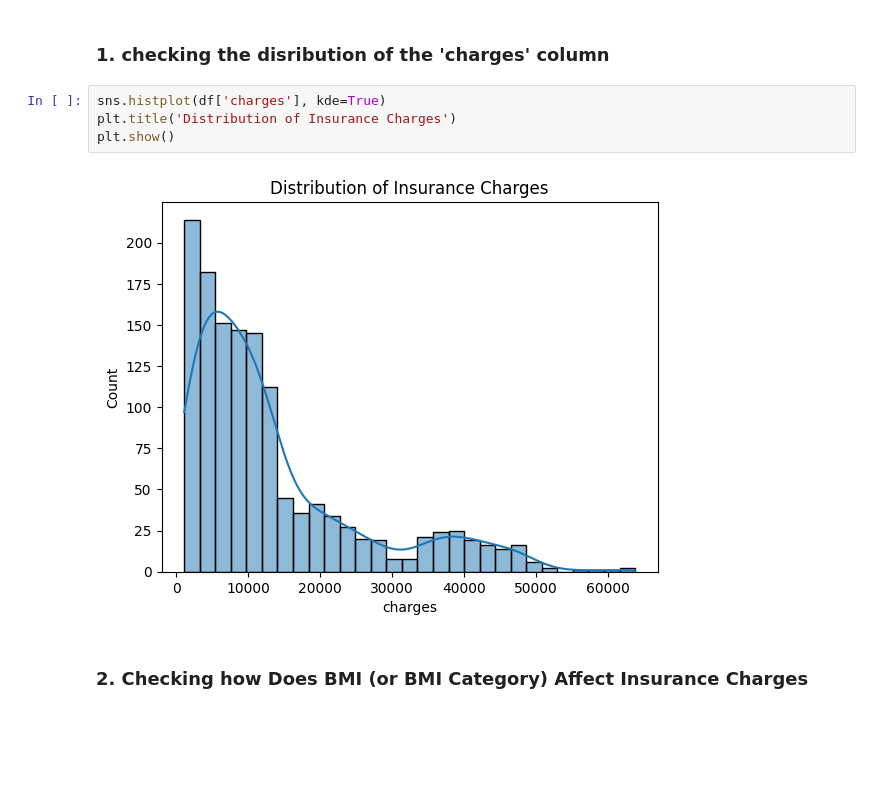
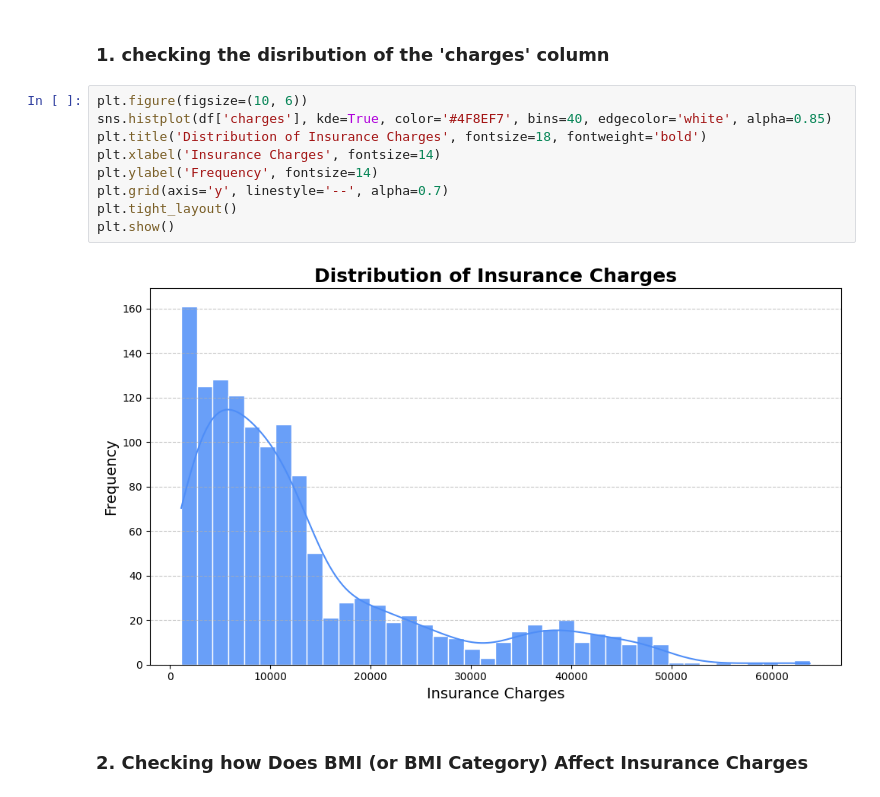
Before and after one commit to payal-kanani/healthcare-insurance-analysis, a Jupyter notebook: jupyter_notebooks/initial_visualisation.ipynb, the cells around one changed output. Saved outputs shown, nothing was run; the diff lists cells and outputs as text; blank space fills up the shorter version.

```diff
--- a/jupyter_notebooks/initial_visualisation.ipynb
+++ b/jupyter_notebooks/initial_visualisation.ipynb
@@ -27,11 +27,16 @@ df
 # %% [markdown]
 ### **1. checking the disribution of the 'charges' column**
 # %%
-sns.histplot(df['charges'], kde=True)
-plt.title('Distribution of Insurance Charges')
+plt.figure(figsize=(10, 6))
+sns.histplot(df['charges'], kde=True, color='#4F8EF7', bins=40, edgecolor='white', alpha=0.85)
+plt.title('Distribution of Insurance Charges', fontsize=18, fontweight='bold')
+plt.xlabel('Insurance Charges', fontsize=14)
+plt.ylabel('Frequency', fontsize=14)
+plt.grid(axis='y', linestyle='--', alpha=0.7)
+plt.tight_layout()
 plt.show()
 # %% [output]
-[figure, old version]
+[figure, new version]
 # %% [markdown]
 ### **2. Checking how Does BMI (or BMI Category) Affect Insurance Charges**
 # %%
```
Also changed, not shown: parts of 11 cells of this notebook, 2 other files.
